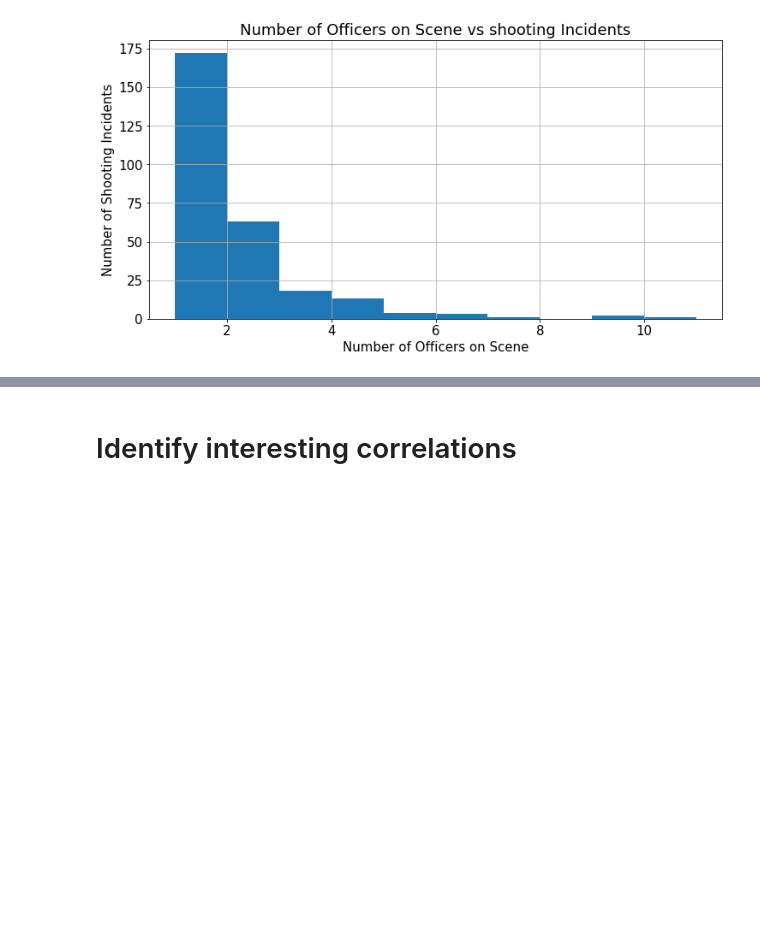
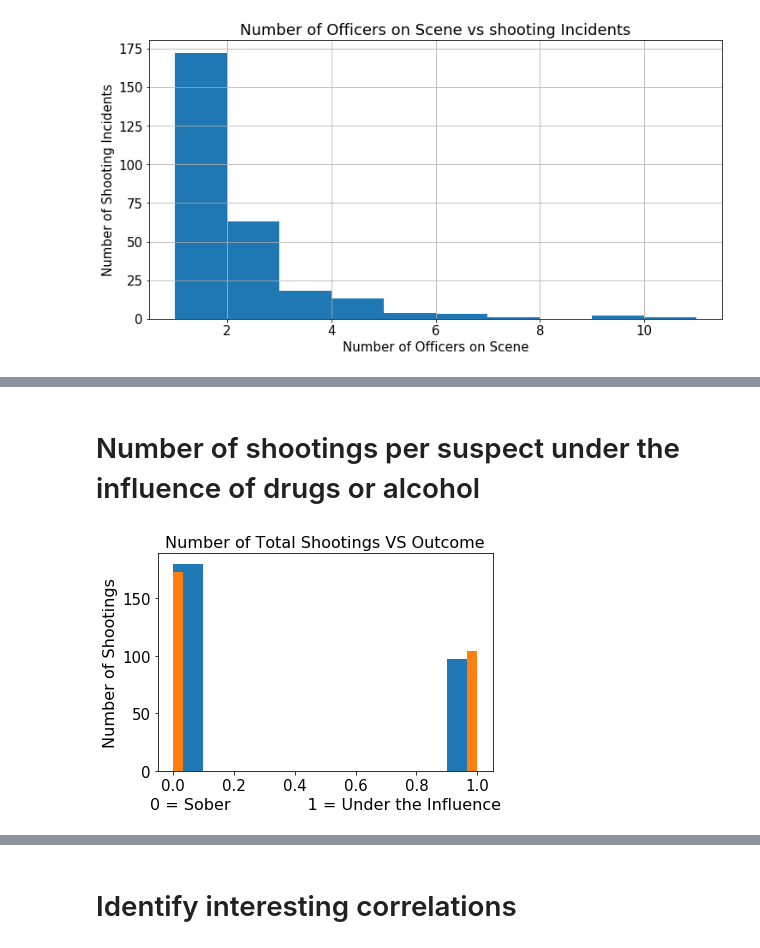
Before and after one commit to SeriousHyena/Sandbox, a Jupyter notebook: Los_Angeles_Police_shootings.ipynb, the cells around one changed output, grey strips where cells are left out. Saved outputs shown, nothing was run; the diff lists cells and outputs as text; code cells hidden in the pictures; blank space fills up the shorter version.

```diff
--- a/Los_Angeles_Police_shootings.ipynb
+++ b/Los_Angeles_Police_shootings.ipynb
@@ -318,0 +327,12 @@ plt.show()
+# %% [markdown]
+# Number of shootings per suspect under the influence of drugs or alcohol
+# %%
+plt.hist(df['under_the_influence'], bins=10)
+plt.hist(df['deceased'], bins=30)
+plt.title('Number of Total Shootings VS Outcome',size=16)
+plt.xlabel('0 = Sober               1 = Under the Influence',size=16)
+plt.ylabel('Number of Shootings',size=16)
+
+plt.show()
+# %% [output]
+[figure, added]
```
Also changed, not shown: parts of 24 cells of this notebook.
